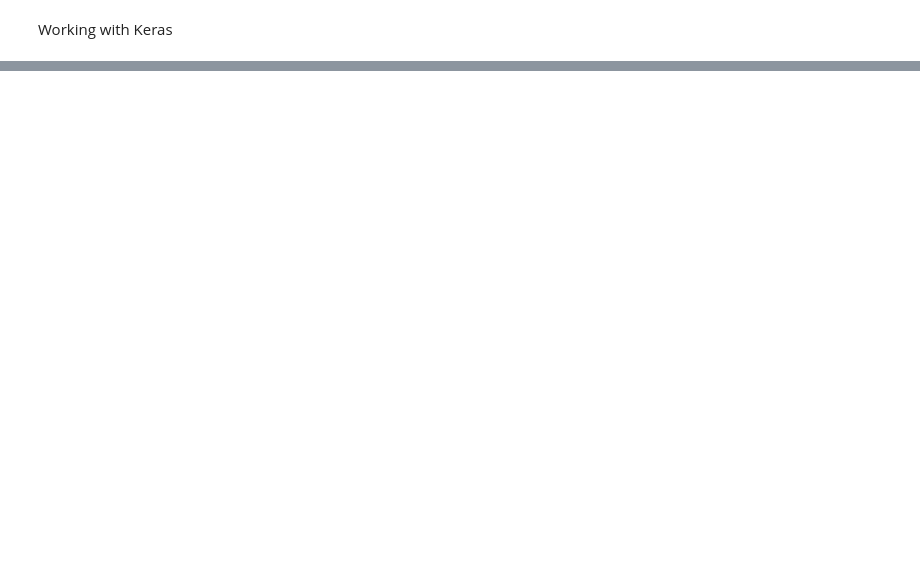
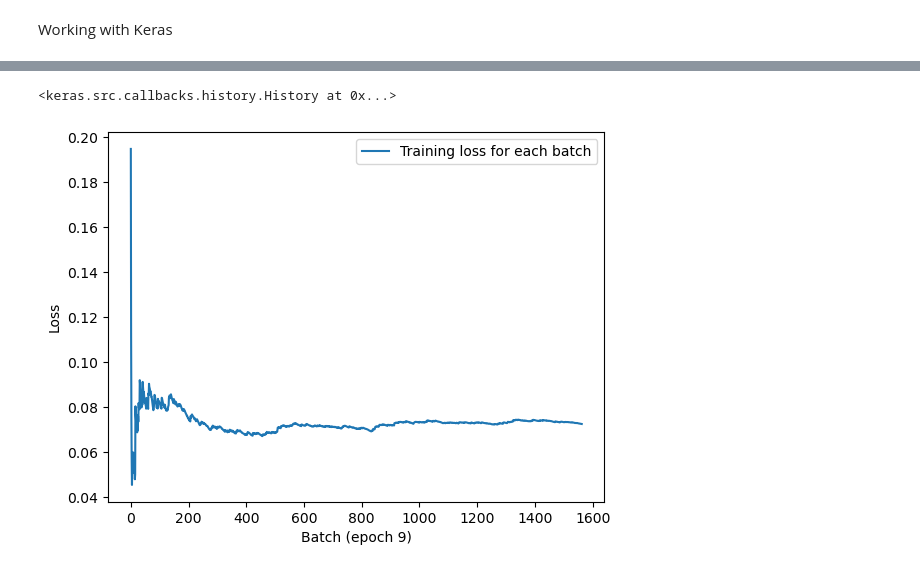
Before and after one commit to Miguel9Angel/Study_Resources, a Jupyter notebook: DeepLearningWithPython/Chapter7.ipynb, the cells around one changed output, grey strips where cells are left out. Drawn from its saved outputs; the diff is of its cells as text; code cells hidden in the pictures; blank space fills up the shorter version.

```diff
--- a/DeepLearningWithPython/Chapter7.ipynb
+++ b/DeepLearningWithPython/Chapter7.ipynb
@@ -140,0 +183,38 @@ Epoch 3/3
+# %%
+model = keras.models.load_model('checkpoint_path.keras')
+# %%
+#callbacks used during different stages of the training
+on_epoch_begin(epoch, logs) #called at the start of every epoch
+on_epoch_end(epoch, logs) #called at the end of every epoch
+on_batch_begin(batch, logs) #Called right before processing each batch
+on_batch_end(batch, logs) #Called right after proccesing each batch
+on_train_begin(logs) #Called ad the start of training
+on_train_end(logs) #Called at the end of training
+# %%
+from matplotlib import pyplot as plt
+class LossHistory(keras.callbacks.Callback):
+    def on_train_begin(self, logs):
+        self.per_batch_losses = []
+
+    def on_batch_end(self, batch, logs):
+        self.per_batch_losses.append(logs.get("loss"))
+
+    def on_epoch_end(self, epoch, logs):
+        plt.clf()
+        plt.plot(range(len(self.per_batch_losses)), self.per_batch_losses,
+        label="Training loss for each batch")
+        plt.xlabel(f"Batch (epoch {epoch})")
+        plt.ylabel("Loss")
+        plt.legend()
+        plt.savefig(f"plot_at_epoch_{epoch}")
+        self.per_batch_losses = []
+# %%
+model = get_mnist_model()
+model.compile(optimizer="rmsprop",
+                loss="sparse_categorical_crossentropy",
+                metrics=["accuracy"])
+model.fit(train_images, train_labels,
+        epochs=10,
+        callbacks=[LossHistory()],
+        validation_data=(val_images, val_labels))
+# %% [output]
@@ -140,0 +241,2 @@ Epoch 3/3
+<keras.src.callbacks.history.History at 0x...>
+[figure, added]
```
Also changed, not shown: parts of 11 cells of this notebook, 11 other files.
